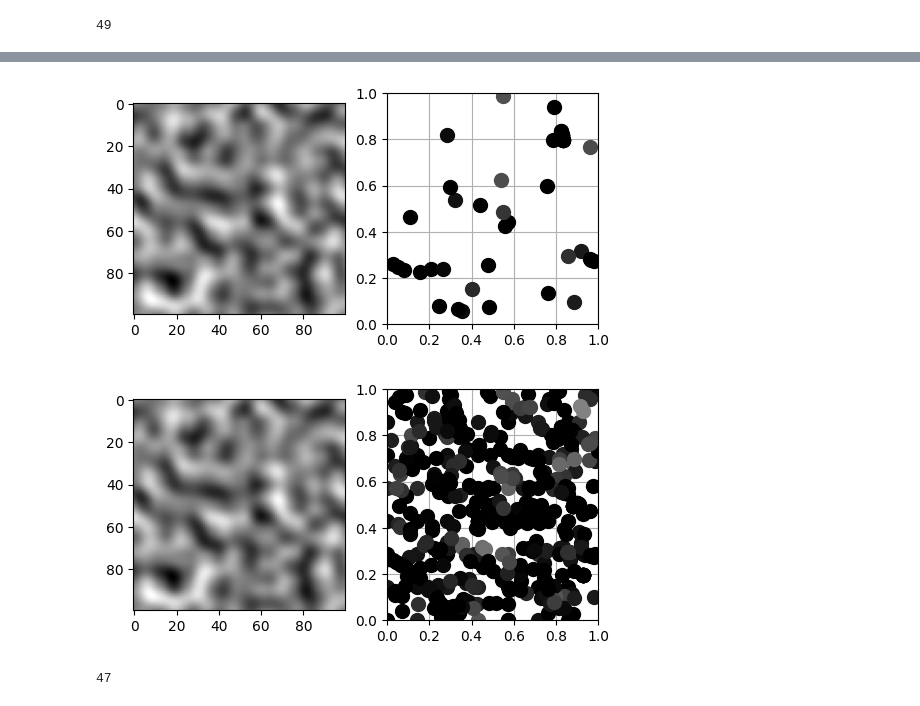
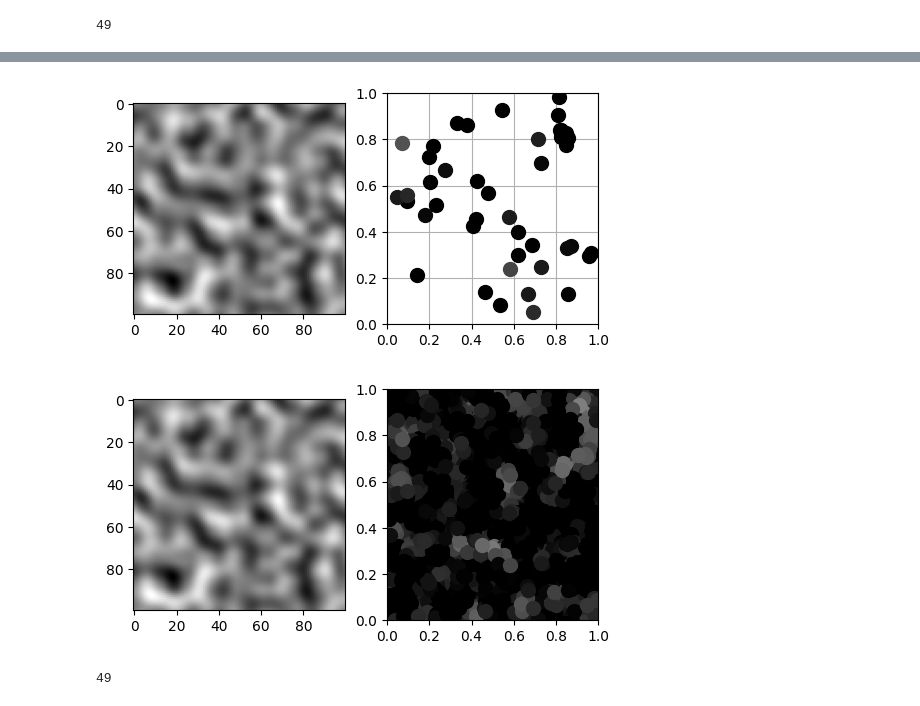
Before and after one commit to erick-tcsder/crisis-crowd-simulation, a Jupyter notebook: backend/simulation/genetic_test.ipynb, the cells around one changed output, grey strips where cells are left out. Saved outputs shown, nothing was run; the diff lists cells and outputs as text; code cells hidden in the pictures.

```diff
--- a/backend/simulation/genetic_test.ipynb
+++ b/backend/simulation/genetic_test.ipynb
@@ -65,17 +65,17 @@ plot_comparison(new_gen)
 # %%
 from itertools import chain
 
 
-for i in range(10):
+for i in range(150):
     ge.next_gen()
 
 plot_comparison(ge.last_candidates)
 plot_comparison(list(chain(*ge.all_candidates.values())))
 len(ge.last_candidates)
 # %% [output]
-[figure, old version]
+[figure, new version]
-[figure, old version]
+[figure, new version]
-47
+49
 # %%
 print(ge.last_candidates)
 # %% [output]
```
Also changed, not shown: parts of 2 cells of this notebook, 4 other files.
